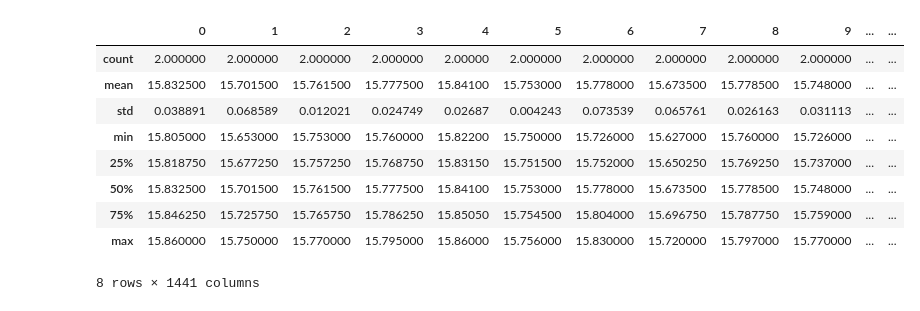
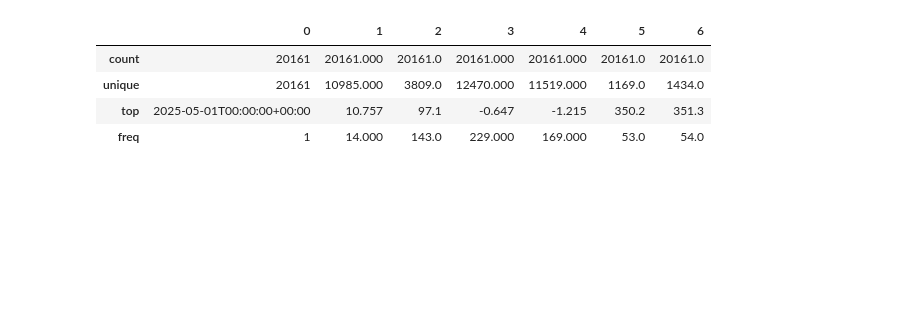
Before and after one commit to MatthijsKok01/Code, a Jupyter notebook: import_data.ipynb, the cells around one changed output. Drawn from its saved outputs; the diff is of its cells as text; code cells hidden in the pictures; blank space fills up the shorter version.

Commit message:
almost have the validation running

```diff
--- a/import_data.ipynb
+++ b/import_data.ipynb
@@ -25,14 +43,57 @@ url ----> https://maq-observations.nl/wp-json/maq/v1/streams/48649/measures?from
 # %%
+stream_ids = [48649, 48655,48656,48657,48658,48659 ]
+# order of stream id to meaning
+# TA_2_1_1:TA, RH_1_1_1:RH,SW_IN_1_1_1:G_Gh, SW_OUT_1_1_1:G_Lup,LW_IN_1_1_1:G_Lin,LW_OUT_1_1_1:ground_reflected_radation?,
+# nog toevoegen: hs, AZ, G_Gn2,G_Dh,FF,date_time
+#verder: temp naar kelvin, aanpassen naar seconde, datetime leesbaar
 #GET DATA TA_2_1_1 VEENKAMPEN 2023-01-01 to 2023-01-02
+''' What data do i have and what does it mean
+    dofm: day of month
+    dofy: day of the year
+    hi: hour of the day
+    Ta: temperature of air
+    G_Gh:
+    Td: dew point temperature
+    RH: relative himidity (%)
+    G_DH:
+    FF: wind speed (m/s)
+    DD: wind direction
+    Lin: longwave radiation from the atmosphere
+    RR: preciptation
+    Sd: effective sunshine duration
+    N: cloud cover
+    hs: solar altitude
+    TL:
+    G_Bn:
+    G_Gc:
+    GEX: Extraterrestrial radiation
+    G_Ghmod:
+    PAR: Photosynthetically active radiation
+    Snd:
+    Lup: Longwave (thermal, infrared) radiation on horizontal surface emitted from the earth's surface (longwave
+        outgoing) wavelength > 3 µm
+'''
 data_frame = []
-stream_ids = [48649, 48651]
-desired_dates = '?from=2023-01-01&to=2023-01-02'
+stream_header= ['date','test1', 'test2']
+desired_dates = '?from=2025-04-17&to=2025-05-01'
+stream_count = -1
 for stream_id in stream_ids:
+    stream_count += 1
     END_POINT = f'/wp-json/maq/v1/streams/{stream_id}/measures{desired_dates}'
     response = requests.get(HOST_KL + END_POINT, headers=headers)
-    data = response.json()
-    df = pd.DataFrame(data['measures'])
-    data_frame.append(df['value'])
+    libr = response.json()
+    data = pd.DataFrame(libr['measures'])
+    #print(data)
+    values = data['value']
+    if data_frame == []:
+        dates = data['timestamp']
+        data_frame.append(dates)
+        data_frame.append(data['value'])
+    else:
+        data_frame.append(data['value'])
+    #print(data_frame)
+    #df = pd.DataFrame(data['measures'])
+    #data_frame.append(df['value'])
 END_POINT = '/wp-json/maq/v1/streams/48649/measures?from=2023-01-01&to=2023-01-02'
 get = requests.get(HOST_KL + END_POINT, headers=headers)
 #print(get)
@@ -47,7 +108,12 @@ data = response.json()
 #df = pd.DataFrame(data['measures'])
 #for i in range(len(data_frame)):
 
-#data = pd.DataFrame(data_frame)
-df1 = pd.DataFrame([np.array(sublist).flatten() for sublist in data_frame]) #change this order to get the right shape
-df1.describe()
+data = pd.DataFrame(np.transpose(data_frame))
+data.rename(columns={0:'date',1:'test1', 2:'test2'},inplace=True)
+#for i in range(len(stream_header)):
+#     print(i,stream_header[i])
+#     data.rename(columns={i:stream_header[i]})
+#df1 = pd.DataFrame([np.array(sublist).flatten() for sublist in data_frame]) #change this order to get the right shape
+#df1.describe()
+data.describe()
 # %% [output]
@@ -54,11 +123,6 @@ df1.describe()
-|  | 0 | 1 | 2 | 3 | 4 | 5 | 6 | 7 | 8 | 9 | ... | ... |
-| count | 2.000000 | 2.000000 | 2.000000 | 2.000000 | 2.00000 | 2.000000 | 2.000000 | 2.000000 | 2.000000 | 2.000000 | ... | ... |
-| mean | 15.832500 | 15.701500 | 15.761500 | 15.777500 | 15.84100 | 15.753000 | 15.778000 | 15.673500 | 15.778500 | 15.748000 | ... | ... |
-| std | 0.038891 | 0.068589 | 0.012021 | 0.024749 | 0.02687 | 0.004243 | 0.073539 | 0.065761 | 0.026163 | 0.031113 | ... | ... |
-| min | 15.805000 | 15.653000 | 15.753000 | 15.760000 | 15.82200 | 15.750000 | 15.726000 | 15.627000 | 15.760000 | 15.726000 | ... | ... |
-| 25% | 15.818750 | 15.677250 | 15.757250 | 15.768750 | 15.83150 | 15.751500 | 15.752000 | 15.650250 | 15.769250 | 15.737000 | ... | ... |
-| 50% | 15.832500 | 15.701500 | 15.761500 | 15.777500 | 15.84100 | 15.753000 | 15.778000 | 15.673500 | 15.778500 | 15.748000 | ... | ... |
-| 75% | 15.846250 | 15.725750 | 15.765750 | 15.786250 | 15.85050 | 15.754500 | 15.804000 | 15.696750 | 15.787750 | 15.759000 | ... | ... |
-| max | 15.860000 | 15.750000 | 15.770000 | 15.795000 | 15.86000 | 15.756000 | 15.830000 | 15.720000 | 15.797000 | 15.770000 | ... | ... |
+|  | 0 | 1 | 2 | 3 | 4 | 5 | 6 |
+| count | 20161 | 20161.000 | 20161.0 | 20161.000 | 20161.000 | 20161.0 | 20161.0 |
+| unique | 20161 | 10985.000 | 3809.0 | 12470.000 | 11519.000 | 1169.0 | 1434.0 |
+| top | 2025-05-01T00:00:00+00:00 | 10.757 | 97.1 | -0.647 | -1.215 | 350.2 | 351.3 |
+| freq | 1 | 14.000 | 143.0 | 229.000 | 169.000 | 53.0 | 54.0 |
-8 rows × 1441 columns
 # %%
```
Also changed, not shown: parts of 24 cells of this notebook.
